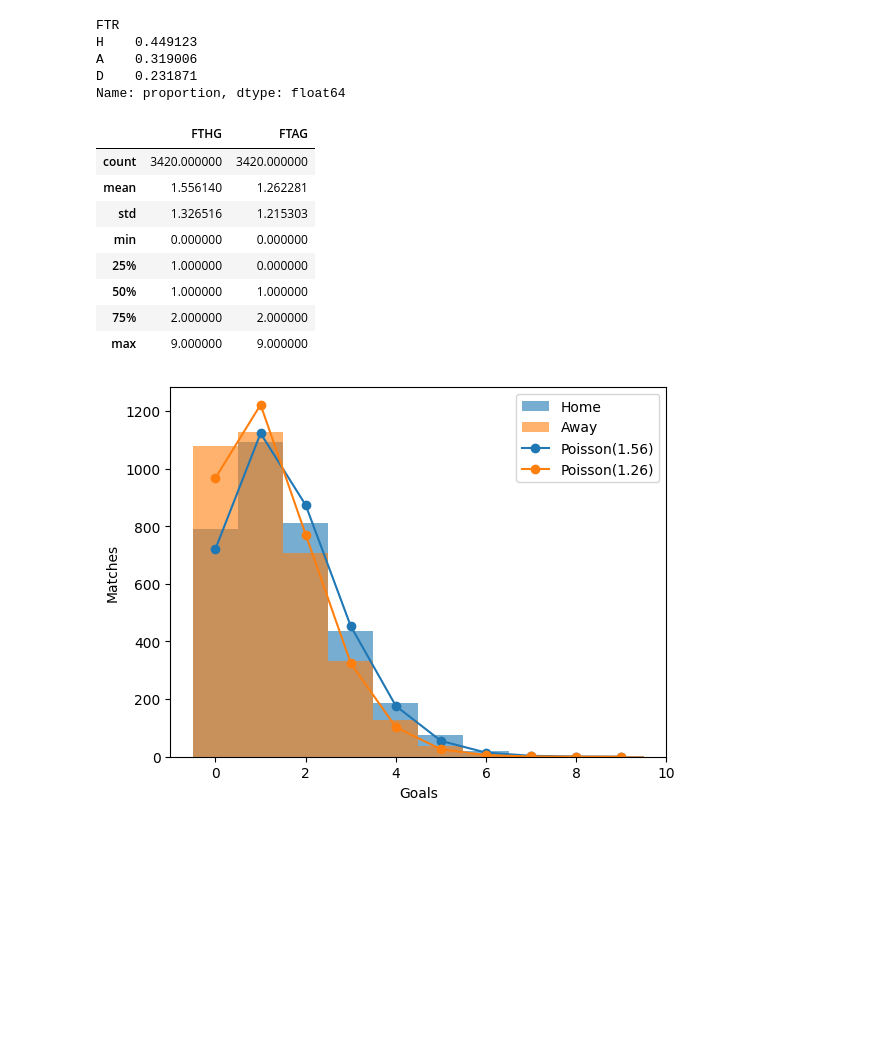
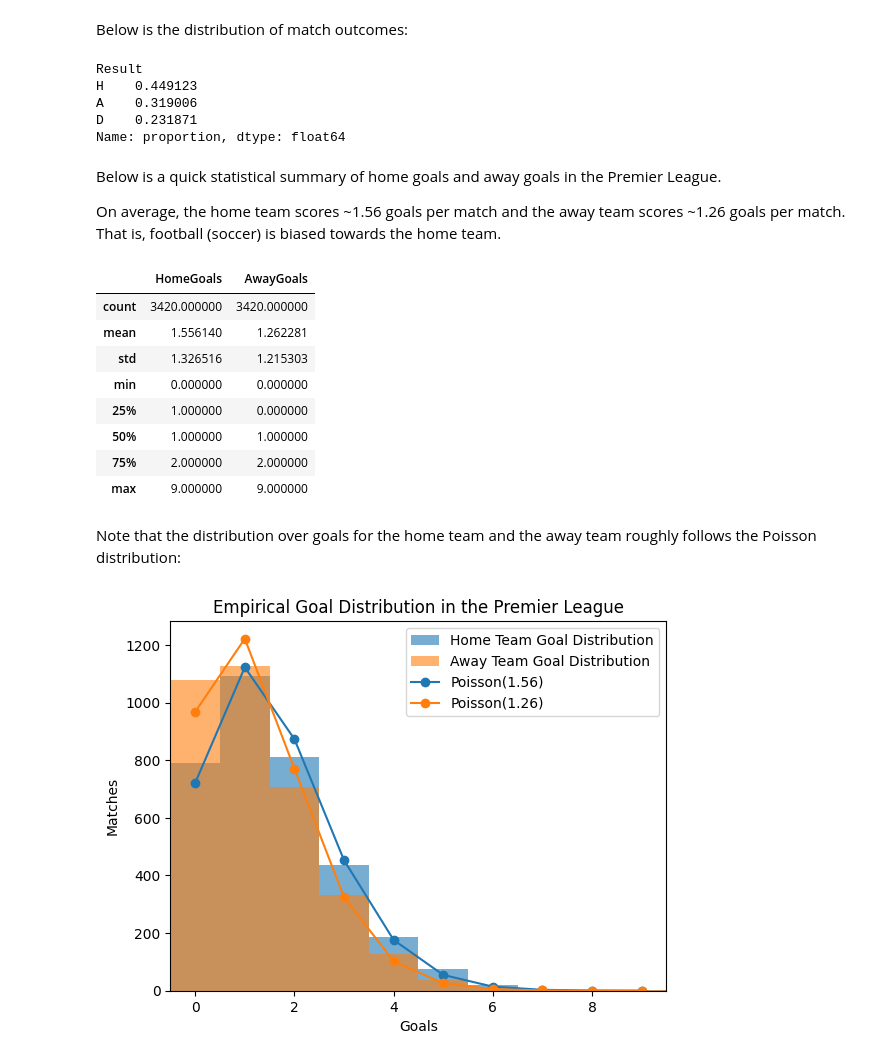
Before and after one commit to maggoatt/CS179-Match-Prediction-Project, a Jupyter notebook: src/exploratory_data_analysis.ipynb, the cells around one changed output. Saved outputs shown, nothing was run; the diff lists cells and outputs as text; code cells hidden in the pictures; blank space fills up the shorter version.

Commit message:
Refactored init_data_analysis.ipynb into src/exploratory_data_analysis.ipynb.

```diff
--- a/src/exploratory_data_analysis.ipynb
+++ b/src/exploratory_data_analysis.ipynb
@@ -46,20 +46,22 @@ away_team_id    0
 dtype: int64
+# %% [markdown]
+Below is the distribution of match outcomes:
 # %%
-matches["FTR"].value_counts(normalize=True)
-
-# percentage splits for H, A, D results
+matches["Result"].value_counts(normalize = True)
 # %% [output]
-FTR
+Result
 H    0.449123
 A    0.319006
 D    0.231871
 Name: proportion, dtype: float64
+# %% [markdown]
+Below is a quick statistical summary of home goals and away goals in the Premier League.
+
+On average, the home team scores ~1.56 goals per match and the away team scores ~1.26 goals per match. That is, football (soccer) is biased towards the home team.
 # %%
-matches[["FTHG", "FTAG"]].describe()
-
-# various stats for home goals versus away goals
+matches[["HomeGoals", "AwayGoals"]].describe()
 # %% [output]
-|  | FTHG | FTAG |
+|  | HomeGoals | AwayGoals |
 | count | 3420.000000 | 3420.000000 |
 | mean | 1.556140 | 1.262281 |
 | std | 1.326516 | 1.215303 |
@@ -68,32 +70,42 @@ matches[["FTHG", "FTAG"]].describe()
 | 50% | 1.000000 | 1.000000 |
 | 75% | 2.000000 | 2.000000 |
 | max | 9.000000 | 9.000000 |
+# %% [markdown]
+Note that the distribution over goals for the home team and the away team roughly follows the Poisson distribution:
+# %%
+def poisson_counts(average, ks, n):
+    """
+    Computes the expected counts from a Poisson distribution.
+
+    :param average: The parameter λ of the Poisson distribution (the average number of times an event occurs within a specific interval of time)
+    :param ks: The number of times an event can occur.
+    :param n: The total number of observations to scale the Poisson distribution by.
+    :return: The epxected counts from a Poisson distribution.
+    """
+    p = np.empty(len(ks))
+    p[0] = np.exp(-average)
+    for i in range(1, len(ks)):
+        p[i] = p[i - 1] * average / i
+    return n * p
 # %%
-max_goals = int(max(matches["FTHG"].max(), matches["FTAG"].max()))
-bins = np.arange(0, max_goals + 2) - 0.5
-k = np.arange(0, max_goals + 1)
+max_goals = int(max(matches["HomeGoals"].max(), matches["AwayGoals"].max()))
+bins = [bin_edge - 0.5 for bin_edge in range(0, max_goals + 2)]
+ks = np.arange(0, max_goals + 1)
 n = len(matches)
 
-def poisson_counts(avg, ks, n): # compute poisson dists based on means
-    p = np.empty(len(ks))
-    p[0] = np.exp(-avg)
-    for i in range(1, len(ks)):
-        p[i] = p[i - 1] * avg / i
-    return n * p
-
-home = matches["FTHG"].mean()
-away = matches["FTAG"].mean()
+home_team_average_goals = matches["HomeGoals"].mean()
+away_team_average_goals = matches["AwayGoals"].mean()
 
 fig, ax = plt.subplots()
-ax.hist(matches["FTHG"], bins=bins, alpha=0.6, label="Home")
-ax.hist(matches["FTAG"], bins=bins, alpha=0.6, label="Away")
-ax.plot(k, poisson_counts(home, k, n), "o-", color="C0", label=f"Poisson({home:.2f})")
-ax.plot(k, poisson_counts(away, k, n), "o-", color="C1", label=f"Poisson({away:.2f})")
+ax.hist(matches["HomeGoals"], bins = bins, alpha = 0.6, label = "Home Team Goal Distribution")
+ax.hist(matches["AwayGoals"], bins = bins, alpha = 0.6, label = "Away Team Goal Distribution")
+ax.plot(ks, poisson_counts(home_team_average_goals, ks, n), "o-", color = "C0", label = f"Poisson({home_team_average_goals:.2f})")
+ax.plot(ks, poisson_counts(away_team_average_goals, ks, n), "o-", color = "C1", label = f"Poisson({away_team_average_goals:.2f})")
 ax.set_xlabel("Goals")
 ax.set_ylabel("Matches")
+ax.set_xlim(-0.5, 9.5)
 ax.legend()
+plt.title("Empirical Goal Distribution in the Premier League")
 plt.show()
-
-# notice that the data models poisson distribution
 # %% [output]
-[figure, old version]
+[figure, new version]
```
Also changed, not shown: parts of 11 cells of this notebook.
